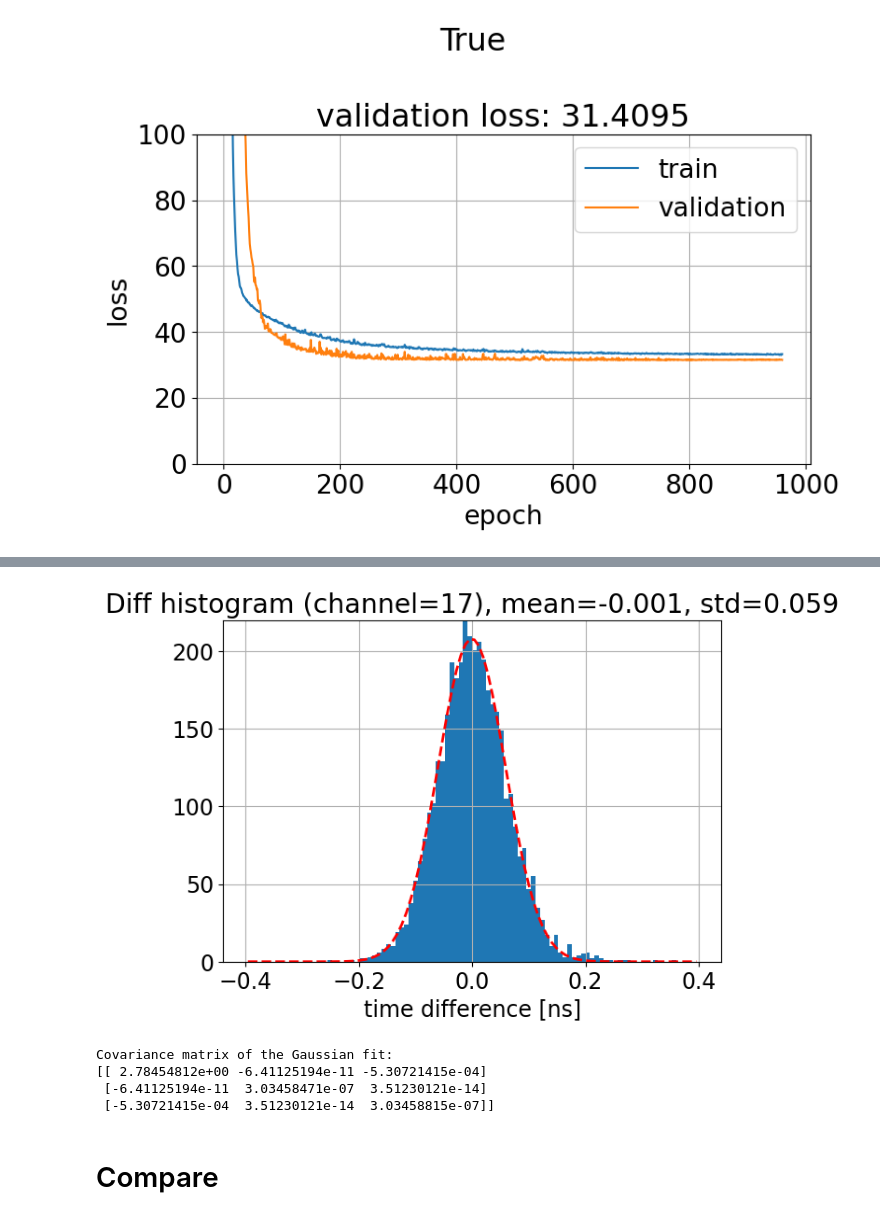
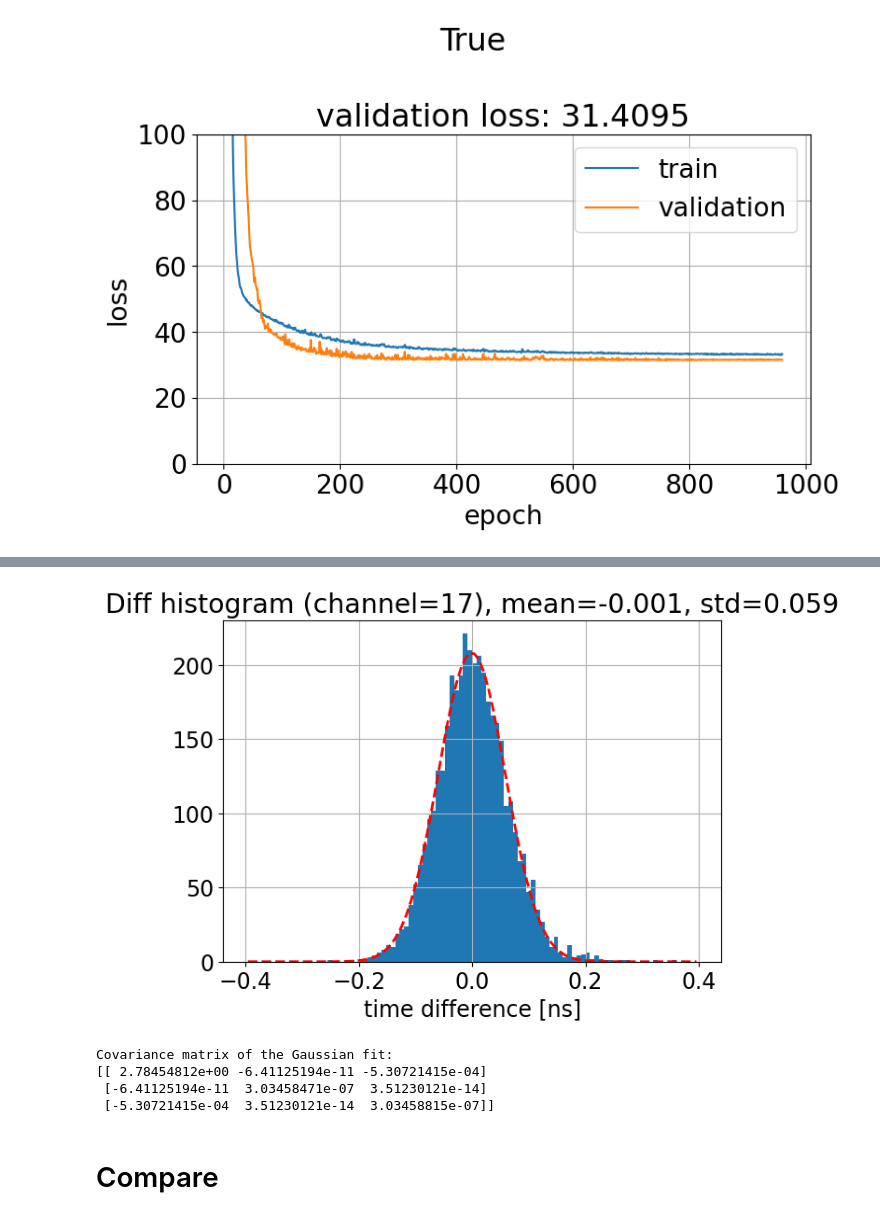
Before and after one commit to MatiXOfficial/pps-diamond-time-measurement, a Jupyter notebook: notebooks/neural_network_results/smearing_48.ipynb, the cells around one changed output, grey strips where cells are left out. Cells and saved outputs as stored; diff of their text form; code cells hidden in the pictures.

Commit message:
Updated smearing 48

```diff
--- a/notebooks/neural_network_results/smearing_48.ipynb
+++ b/notebooks/neural_network_results/smearing_48.ipynb
@@ -147,9 +147,9 @@ for i, y in enumerate(Y_heatmap_pred):
 # %%
 std_model = plot_difference_hist(y_test * TIME_STEP, y_pred * TIME_STEP, 17, hist_range=(-0.4, 0.4),
                                  xlabel='time difference [ns]',
-                                 savefig=PWD + '/data/plots/nn_results/smearing_48/model_diff.pdf', ymax=220)
+                                 savefig=PWD + '/data/plots/nn_results/smearing_48/model_diff.pdf', ymax=230)
 # %% [output]
-[figure, old version]
+[figure, new version]
 Covariance matrix of the Gaussian fit:
 [[ 2.78454812e+00 -6.41125194e-11 -5.30721415e-04]
  [-6.41125194e-11  3.03458471e-07  3.51230121e-14]
```
Also changed, not shown: parts of 2 cells of this notebook.
